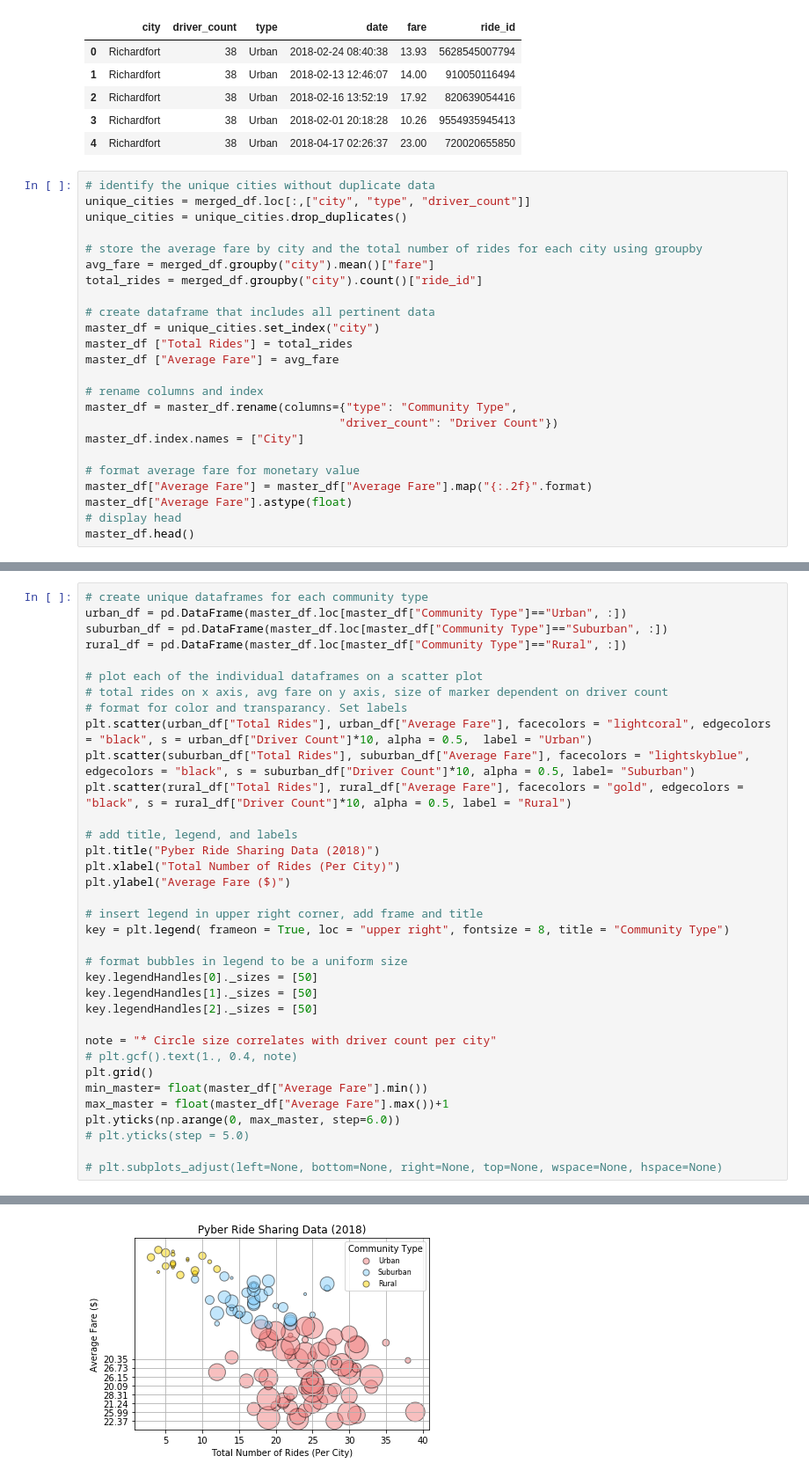
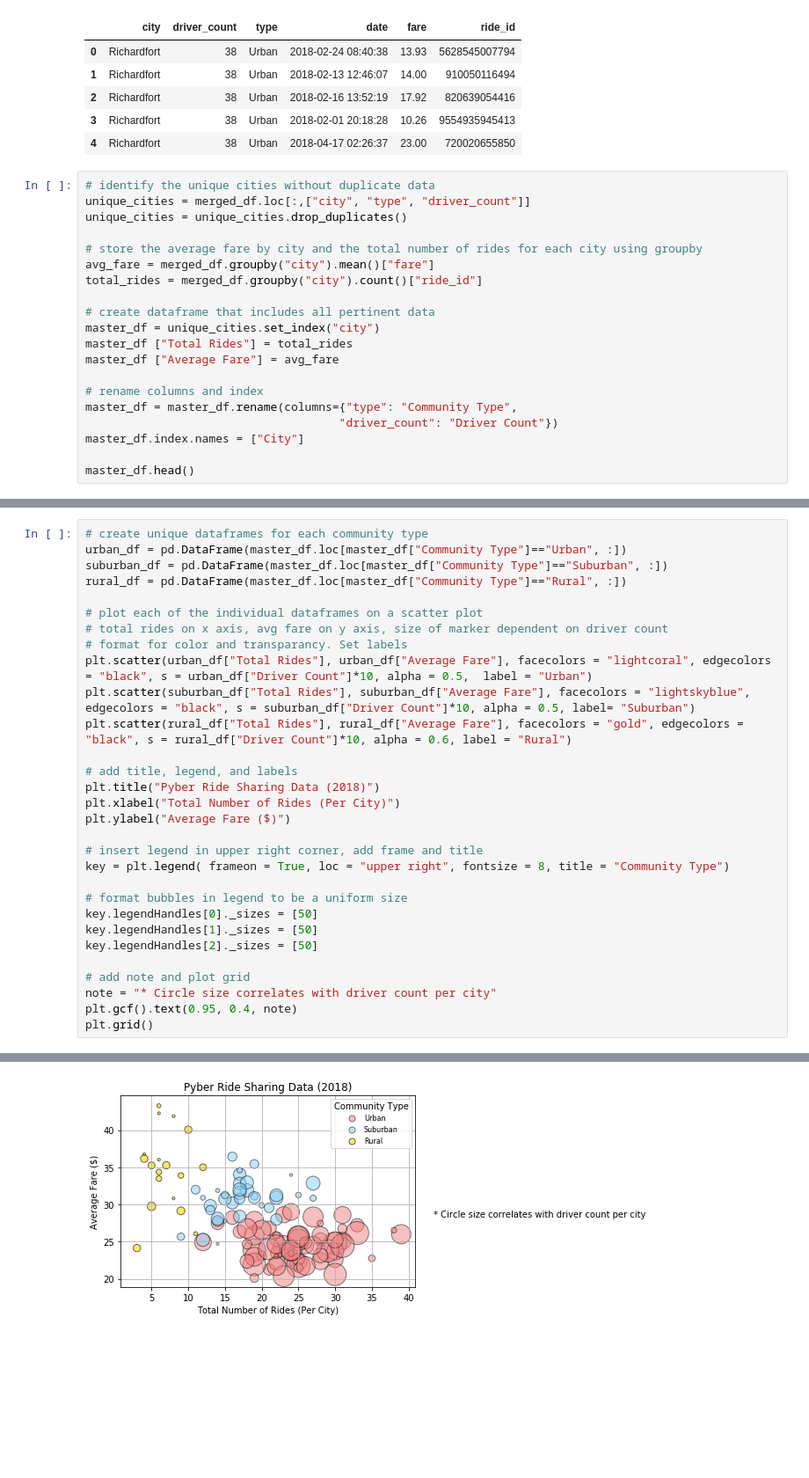
Before and after one commit to bpate05/PyBerAnalysis, a Jupyter notebook: PyBer_HW.ipynb, the cells around one changed output, grey strips where cells are left out. Shown at 88% size. Drawn from its saved outputs; the diff is of its cells as text; blank space fills up the shorter version.

```diff
--- a/PyBer_HW.ipynb
+++ b/PyBer_HW.ipynb
@@ -40,10 +47,6 @@ master_df = master_df.rename(columns={"type": "Community Type",
                                      "driver_count": "Driver Count"})
 master_df.index.names = ["City"]
 
-# format average fare for monetary value
-master_df["Average Fare"] = master_df["Average Fare"].map("{:.2f}".format)
-master_df["Average Fare"].astype(float)
-# display head
 master_df.head()
 # %% [output]
 |  | Community Type | Driver Count | Total Rides | Average Fare |
@@ -64,7 +69,7 @@ rural_df = pd.DataFrame(master_df.loc[master_df["Community Type"]=="Rural", :])
 # format for color and transparancy. Set labels
 plt.scatter(urban_df["Total Rides"], urban_df["Average Fare"], facecolors = "lightcoral", edgecolors = "black", s = urban_df["Driver Count"]*10, alpha = 0.5,  label = "Urban")
 plt.scatter(suburban_df["Total Rides"], suburban_df["Average Fare"], facecolors = "lightskyblue", edgecolors = "black", s = suburban_df["Driver Count"]*10, alpha = 0.5, label= "Suburban")
-plt.scatter(rural_df["Total Rides"], rural_df["Average Fare"], facecolors = "gold", edgecolors = "black", s = rural_df["Driver Count"]*10, alpha = 0.5, label = "Rural")
+plt.scatter(rural_df["Total Rides"], rural_df["Average Fare"], facecolors = "gold", edgecolors = "black", s = rural_df["Driver Count"]*10, alpha = 0.6, label = "Rural")
 
 # add title, legend, and labels
 plt.title("Pyber Ride Sharing Data (2018)")
@@ -79,13 +84,8 @@ key.legendHandles[0]._sizes = [50]
 key.legendHandles[1]._sizes = [50]
 key.legendHandles[2]._sizes = [50]
 
+# add note and plot grid
 note = "* Circle size correlates with driver count per city"
-# plt.gcf().text(1., 0.4, note)
+plt.gcf().text(0.95, 0.4, note)
 plt.grid()
-min_master= float(master_df["Average Fare"].min())
-max_master = float(master_df["Average Fare"].max())+1
-plt.yticks(np.arange(0, max_master, step=6.0))
-# plt.yticks(step = 5.0)
-
-# plt.subplots_adjust(left=None, bottom=None, right=None, top=None, wspace=None, hspace=None)
 # %% [output]
@@ -101 +92 @@ plt.yticks(np.arange(0, max_master, step=6.0))
-[figure, old version]
+[figure, new version]
```
Also changed, not shown: parts of 21 cells of this notebook.
